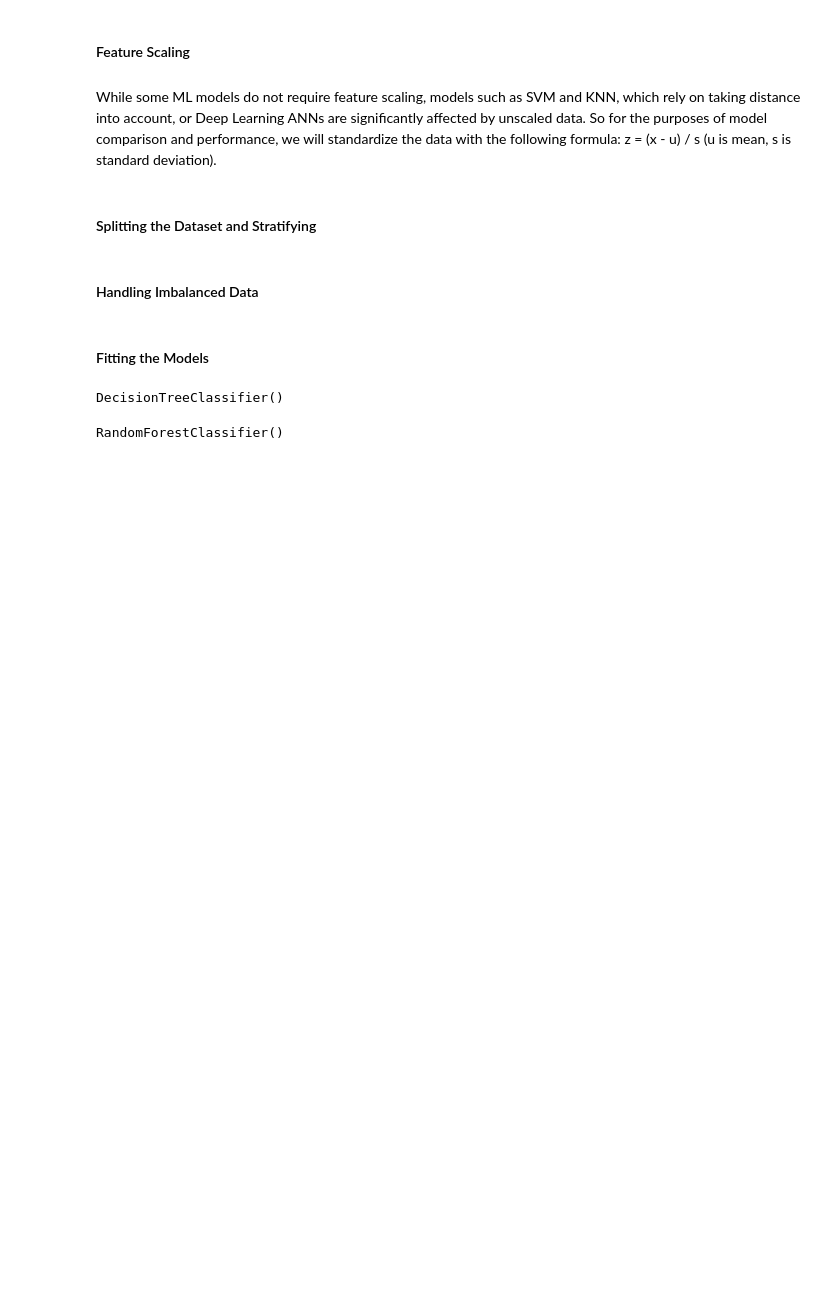
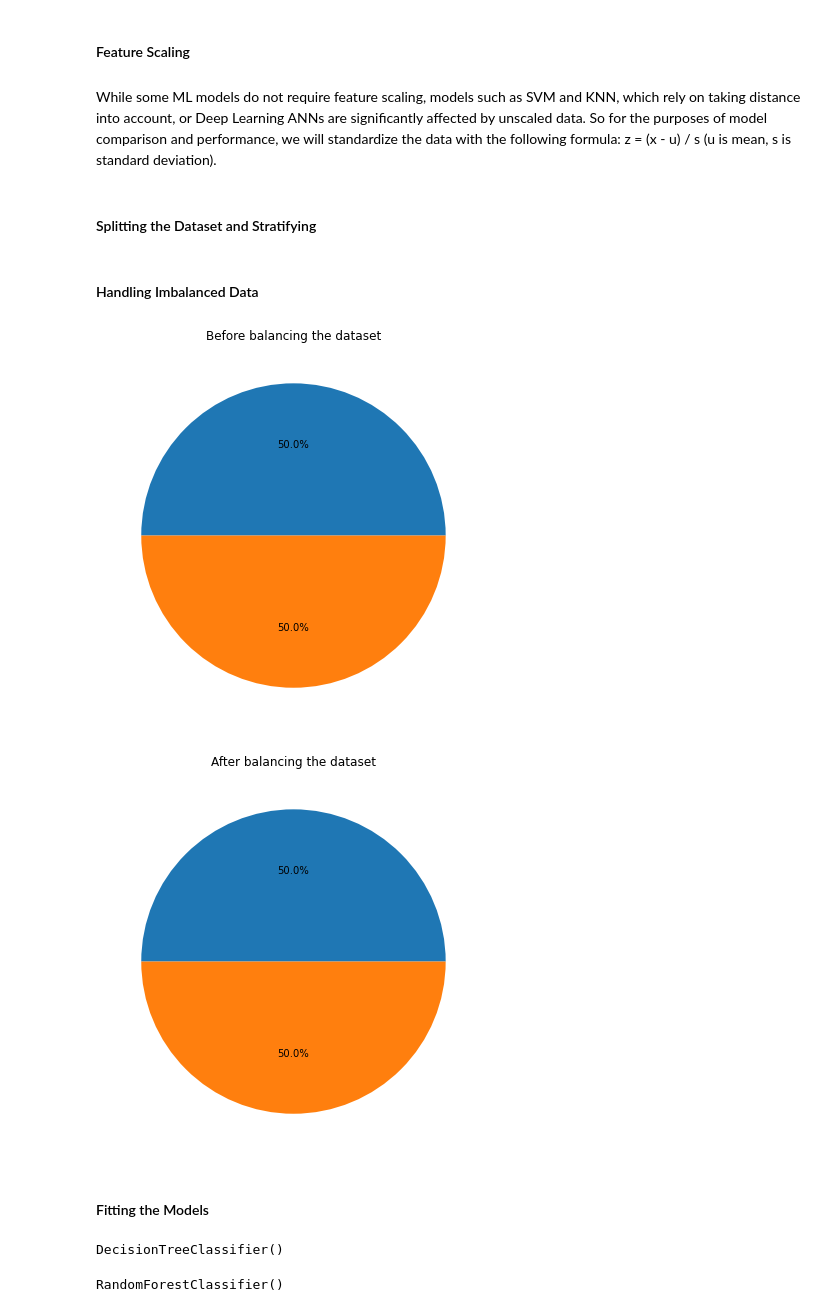
Before and after one commit to SharelCooper/LoanDefaultAnalysisAndMLPredicton, a Jupyter notebook: Loan Defualt Project .ipynb, the cells around one changed output. Drawn from its saved outputs; the diff is of its cells as text; code cells hidden in the pictures; blank space fills up the shorter version.

```diff
--- a/Loan Defualt Project .ipynb
+++ b/Loan Defualt Project .ipynb
@@ -922,10 +944,21 @@ X_train, X_test, y_train, y_test = train_test_split(X, y,test_size = 0.2,random_
 # %% [markdown]
 #### Handling Imbalanced Data
 # %%
+# Target variable proportions before synthetic resampling
+plt.pie(y_train.value_counts(),autopct='%1.1f%%')
+plt.title('Before balancing the dataset')
+plt.show();
 # Oversampling to deal with the imbalance in the target data
 from imblearn.over_sampling import SMOTE
-oversample = SMOTE()
+oversample = SMOTE(n_jobs=4)
 X_train, y_train = oversample.fit_resample(X_train, y_train)
+# Target variable proportions after synthetic resampling
+plt.pie(y_train.value_counts(),autopct='%1.1f%%')
+plt.title('After balancing the dataset')
+plt.show();
+# %% [output]
+[figure, added]
+[figure, added]
 # %% [markdown]
 #### Fitting the Models
 # %%
```
Also changed, not shown: parts of 23 cells of this notebook.
